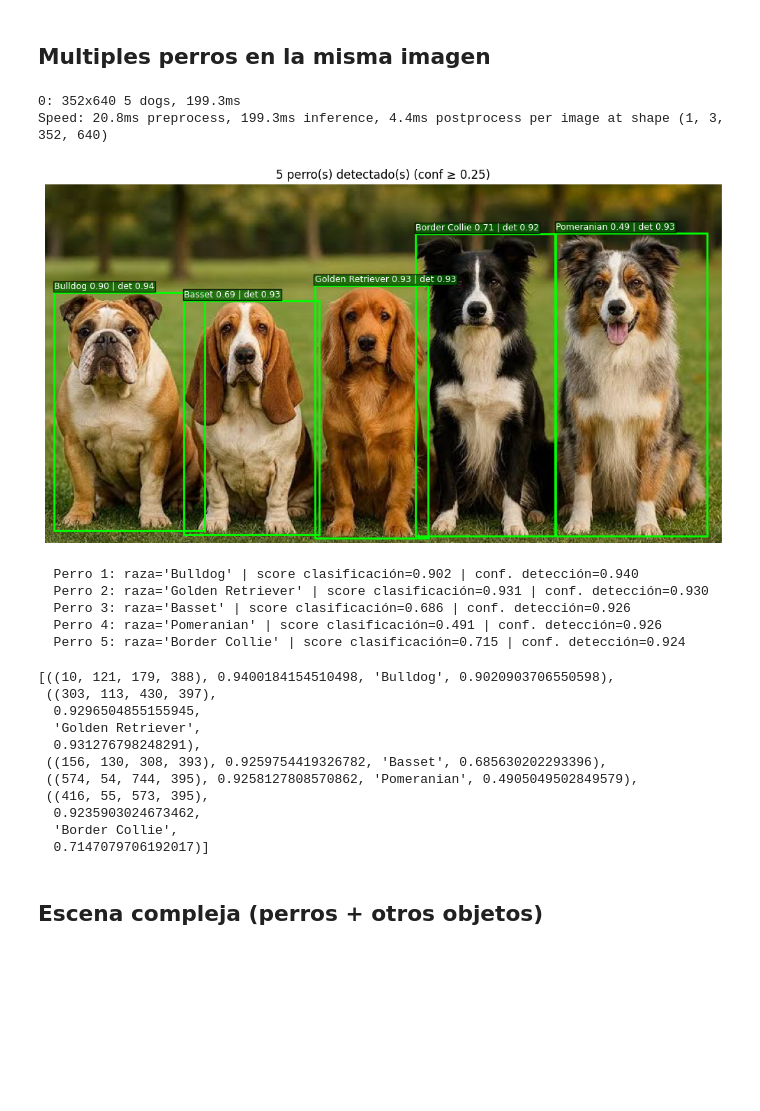
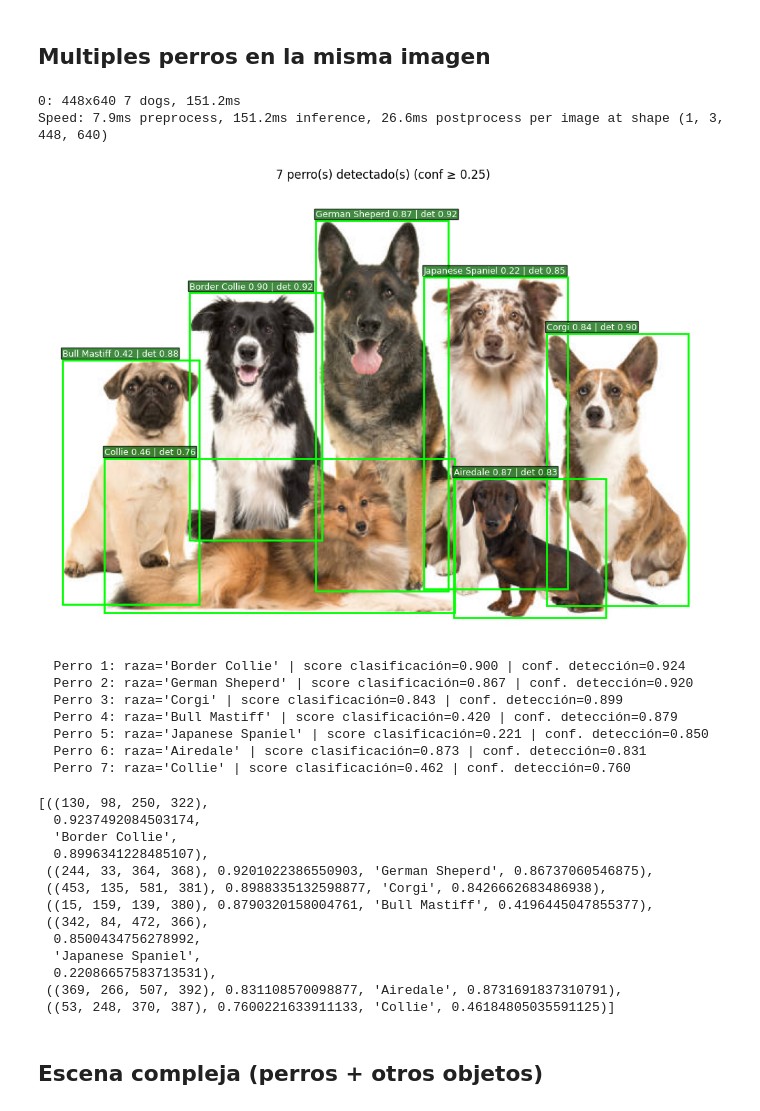
Before and after one commit to FacundoMol/tuia-dog-recognition-app, a Jupyter notebook: etapa3_colab.ipynb, the cells around one changed output. Drawn from its saved outputs; the diff is of its cells as text; code cells hidden in the pictures; blank space fills up the shorter version.

```diff
--- a/etapa3_colab.ipynb
+++ b/etapa3_colab.ipynb
@@ -151,27 +142,31 @@ Speed: 7.9ms preprocess, 129.7ms inference, 1.6ms postprocess per image at shape
 # %% [markdown]
 ## Multiples perros en la misma imagen
 # %%
-run_pipeline("data/dataset/mutiples_perros_2.jpg")
+run_pipeline("data/dataset/multiples_perros_2.jpg")
 # %% [output]
-0: 352x640 5 dogs, 199.3ms
-Speed: 20.8ms preprocess, 199.3ms inference, 4.4ms postprocess per image at shape (1, 3, 352, 640)
+0: 448x640 7 dogs, 151.2ms
+Speed: 7.9ms preprocess, 151.2ms inference, 26.6ms postprocess per image at shape (1, 3, 448, 640)
-[figure, old version]
+[figure, new version]
-  Perro 1: raza='Bulldog' | score clasificación=0.902 | conf. detección=0.940
-  Perro 2: raza='Golden Retriever' | score clasificación=0.931 | conf. detección=0.930
-  Perro 3: raza='Basset' | score clasificación=0.686 | conf. detección=0.926
-  Perro 4: raza='Pomeranian' | score clasificación=0.491 | conf. detección=0.926
-  Perro 5: raza='Border Collie' | score clasificación=0.715 | conf. detección=0.924
+  Perro 1: raza='Border Collie' | score clasificación=0.900 | conf. detección=0.924
+  Perro 2: raza='German Sheperd' | score clasificación=0.867 | conf. detección=0.920
+  Perro 3: raza='Corgi' | score clasificación=0.843 | conf. detección=0.899
+  Perro 4: raza='Bull Mastiff' | score clasificación=0.420 | conf. detección=0.879
+  Perro 5: raza='Japanese Spaniel' | score clasificación=0.221 | conf. detección=0.850
+  Perro 6: raza='Airedale' | score clasificación=0.873 | conf. detección=0.831
+  Perro 7: raza='Collie' | score clasificación=0.462 | conf. detección=0.760
-[((10, 121, 179, 388), 0.9400184154510498, 'Bulldog', 0.9020903706550598),
- ((303, 113, 430, 397),
-  0.9296504855155945,
-  'Golden Retriever',
-  0.931276798248291),
- ((156, 130, 308, 393), 0.9259754419326782, 'Basset', 0.685630202293396),
- ((574, 54, 744, 395), 0.9258127808570862, 'Pomeranian', 0.4905049502849579),
- ((416, 55, 573, 395),
-  0.9235903024673462,
+[((130, 98, 250, 322),
+  0.9237492084503174,
   'Border Collie',
-  0.7147079706192017)]
+  0.8996341228485107),
+ ((244, 33, 364, 368), 0.9201022386550903, 'German Sheperd', 0.86737060546875),
+ ((453, 135, 581, 381), 0.8988335132598877, 'Corgi', 0.8426662683486938),
+ ((15, 159, 139, 380), 0.8790320158004761, 'Bull Mastiff', 0.4196445047855377),
+ ((342, 84, 472, 366),
+  0.8500434756278992,
+  'Japanese Spaniel',
+  0.22086657583713531),
+ ((369, 266, 507, 392), 0.831108570098877, 'Airedale', 0.8731691837310791),
+ ((53, 248, 370, 387), 0.7600221633911133, 'Collie', 0.46184805035591125)]
 # %% [markdown]
 ## Escena compleja (perros + otros objetos)
 # %%
```
Also changed, not shown: parts of 5 cells of this notebook, 4 other files.
